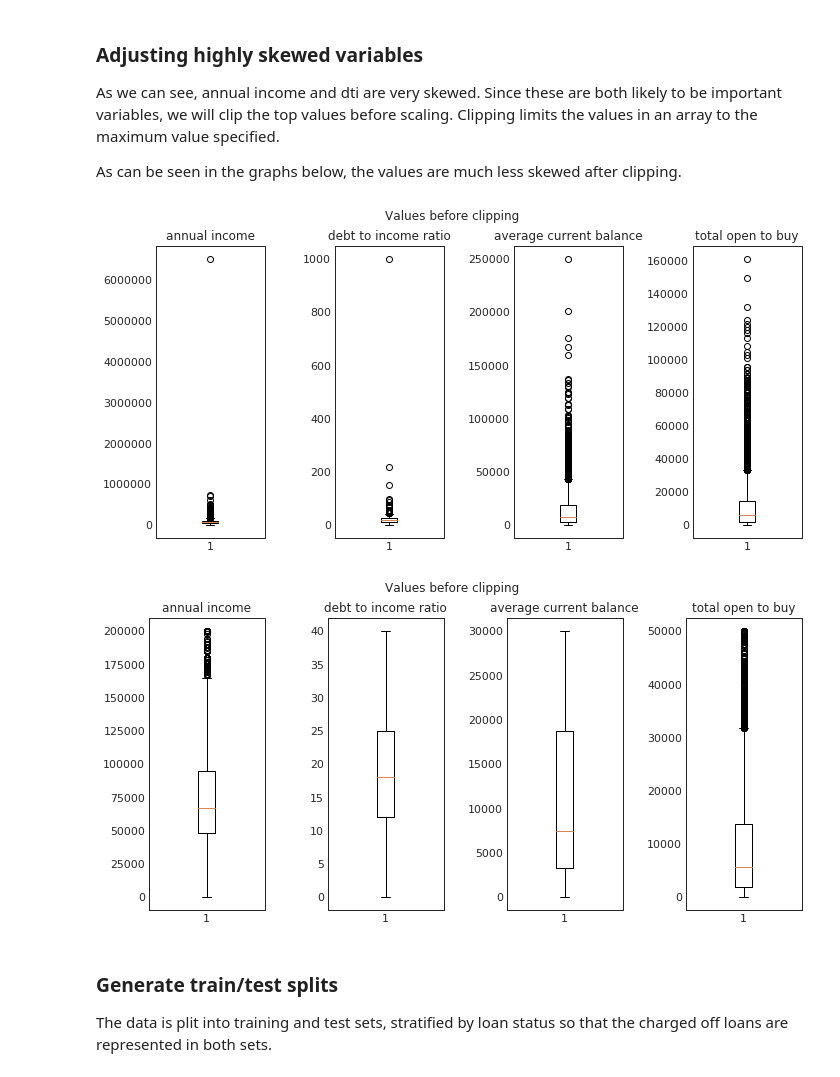
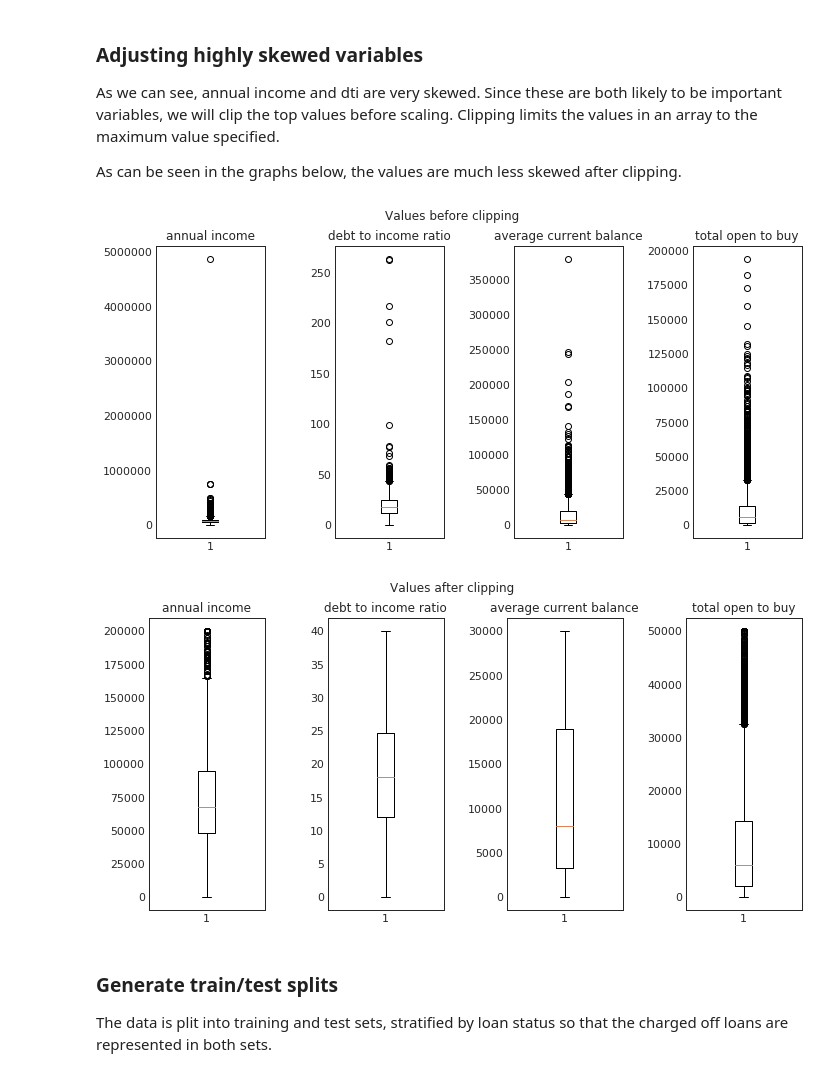
Before and after one commit to genagibson/cs109a_LendingClub, a Jupyter notebook: notebooks/others/Model tuning and selection v7.ipynb, the cells around one changed output. Saved outputs shown, nothing was run; the diff lists cells and outputs as text; code cells hidden in the pictures.

```diff
--- a/notebooks/others/Model tuning and selection v7.ipynb
+++ b/notebooks/others/Model tuning and selection v7.ipynb
@@ -182,7 +185,7 @@ As can be seen in the graphs below, the values are much less skewed after clippi
 # %%
 df = df_all.sample(n=5000)
 # %%
-def make_boxplot():
+def make_boxplot(title):
     '''Creates a boxplot graph
     '''
     fig, (ax1, ax2, ax3, ax4) = plt.subplots(1, 4, figsize = (10, 5))
@@ -196,12 +199,12 @@ def make_boxplot():
     ax4.set_title("total open to buy")
     fig.tight_layout()
     fig.subplots_adjust(top=0.88)
-    fig.suptitle("Values before clipping");
+    fig.suptitle(title);
 # %%
 # Look at the distribution of some skewed variables
-make_boxplot()
+make_boxplot("Values before clipping")
 # %% [output]
-[figure, old version]
+[figure, new version]
 # %%
 # Clip the highest values to ensure that the variables are on a reaonable scale
 df_all["annual_inc"] = np.clip(df_all["annual_inc"], a_min = None, a_max = 200000)
@@ -211,9 +214,9 @@ df_all["bc_open_to_buy"] = np.clip(df_all["bc_open_to_buy"], a_min = None, a_max
 df = df_all.sample(n=5000)
 # %%
 # Look at the distribution again
-make_boxplot()
+make_boxplot("Values after clipping")
 # %% [output]
-[figure, old version]
+[figure, new version]
 # %% [markdown]
 ### Generate train/test splits
 The data is plit into training and test sets, stratified by loan status so that the charged off loans are represented in both sets.
```
Also changed, not shown: parts of 14 cells of this notebook.
